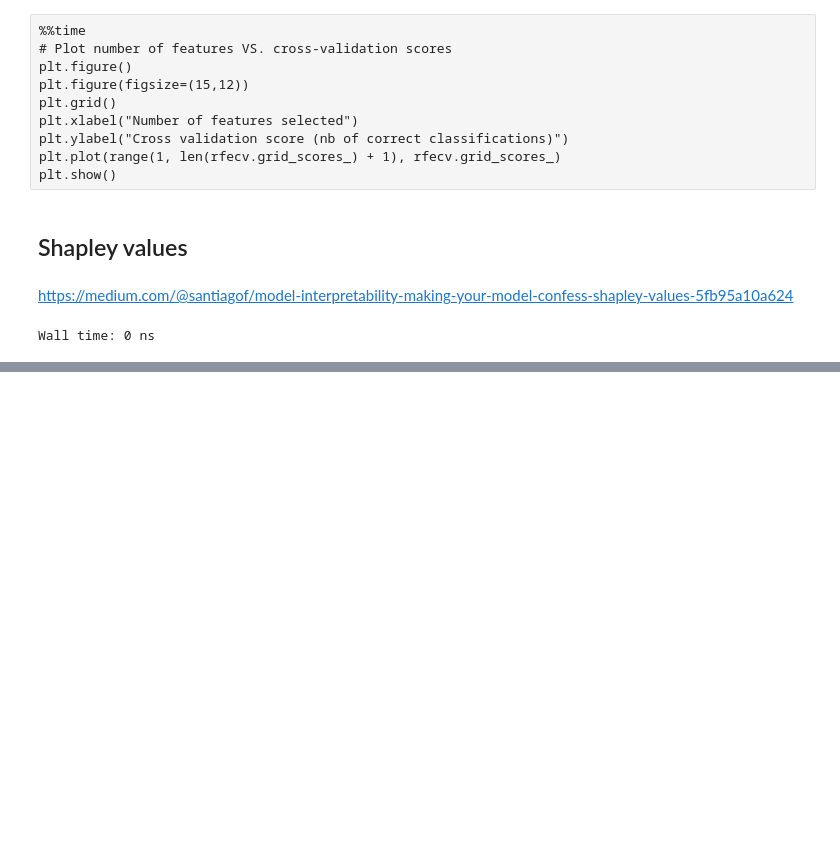
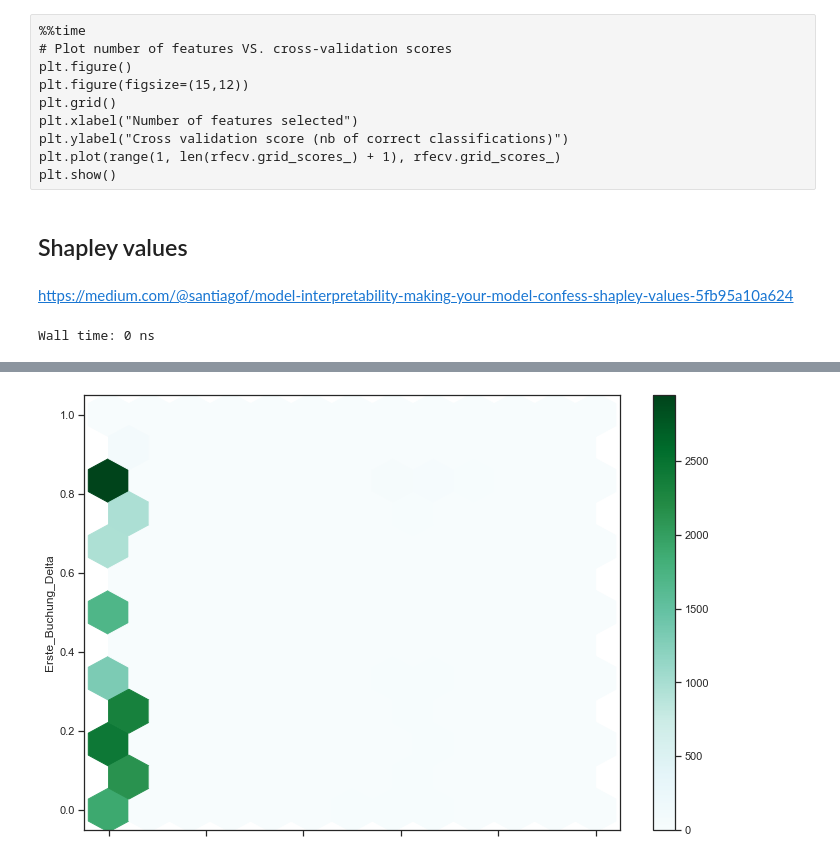
Before and after one commit to apgsga-stc/PredictiveAnalyticsPython, a Jupyter notebook: vkprog_analyse/sales_pred_master.ipynb, the cells around one changed output, grey strips where cells are left out. Saved outputs shown, nothing was run; the diff lists cells and outputs as text; code cells hidden in the pictures; blank space fills up the shorter version.

```diff
--- a/vkprog_analyse/sales_pred_master.ipynb
+++ b/vkprog_analyse/sales_pred_master.ipynb
@@ -735,0 +872,4 @@ Wall time: 0 ns
+# %%
+hexbin(training_all.loc[training_all.loc[:,'Target_Res_flg']==False,:],'Netto_Sum_Aus_RY_0_KW_1','Erste_Buchung_Delta', gridsize=12)
+# %% [output]
+[figure, added]
```
Also changed, not shown: parts of 19 cells of this notebook.
